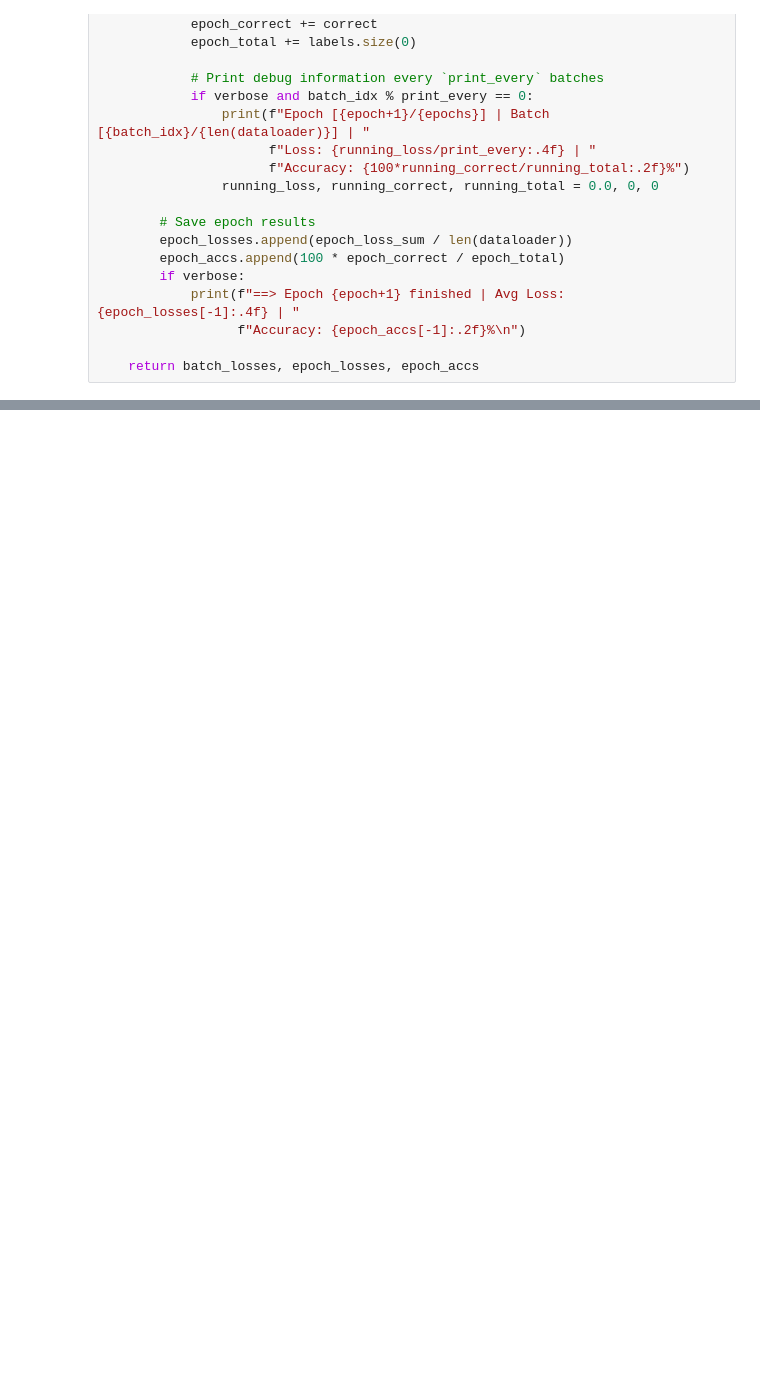
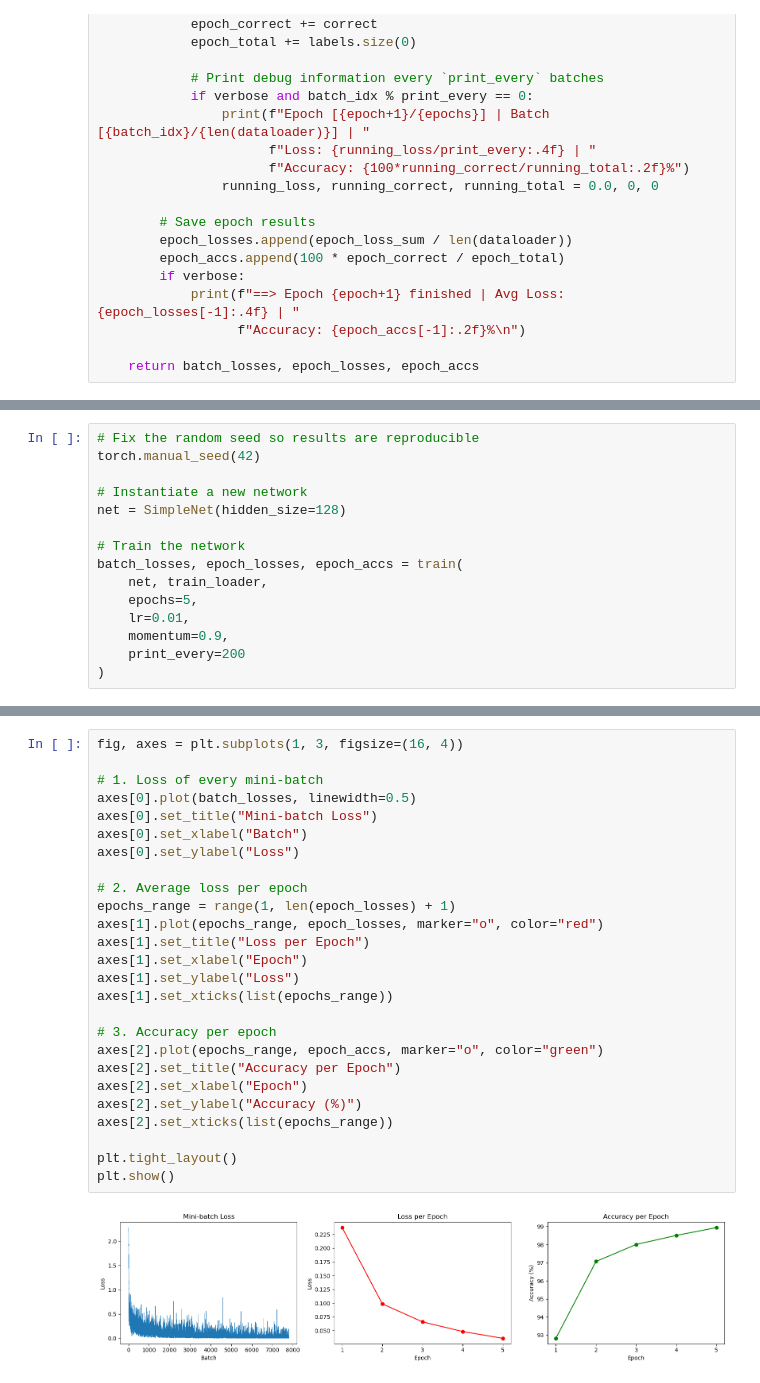
Before and after one commit to bayanAlghamdi/Deep-Learning-Assignment-1, a Jupyter notebook: Assigment-1 DL.ipynb, the cells around one changed output, grey strips where cells are left out. Saved outputs shown, nothing was run; the diff lists cells and outputs as text; blank space fills up the shorter version.

```diff
--- a/Assigment-1 DL.ipynb
+++ b/Assigment-1 DL.ipynb
@@ -206,0 +209,15 @@ def train(net, dataloader, epochs=5, lr=0.01, momentum=0.9, print_every=200, ver
+# %%
+# Fix the random seed so results are reproducible
+torch.manual_seed(42)
+
+# Instantiate a new network
+net = SimpleNet(hidden_size=128)
+
+# Train the network
+batch_losses, epoch_losses, epoch_accs = train(
+    net, train_loader,
+    epochs=5,
+    lr=0.01,
+    momentum=0.9,
+    print_every=200
+)
@@ -206,0 +242,28 @@ def train(net, dataloader, epochs=5, lr=0.01, momentum=0.9, print_every=200, ver
+# %%
+fig, axes = plt.subplots(1, 3, figsize=(16, 4))
+
+# 1. Loss of every mini-batch
+axes[0].plot(batch_losses, linewidth=0.5)
+axes[0].set_title("Mini-batch Loss")
+axes[0].set_xlabel("Batch")
+axes[0].set_ylabel("Loss")
+
+# 2. Average loss per epoch
+epochs_range = range(1, len(epoch_losses) + 1)
+axes[1].plot(epochs_range, epoch_losses, marker="o", color="red")
+axes[1].set_title("Loss per Epoch")
+axes[1].set_xlabel("Epoch")
+axes[1].set_ylabel("Loss")
+axes[1].set_xticks(list(epochs_range))
+
+# 3. Accuracy per epoch
+axes[2].plot(epochs_range, epoch_accs, marker="o", color="green")
+axes[2].set_title("Accuracy per Epoch")
+axes[2].set_xlabel("Epoch")
+axes[2].set_ylabel("Accuracy (%)")
+axes[2].set_xticks(list(epochs_range))
+
+plt.tight_layout()
+plt.show()
+# %% [output]
+[figure, added]
```
Also changed, not shown: parts of 2 cells of this notebook.
